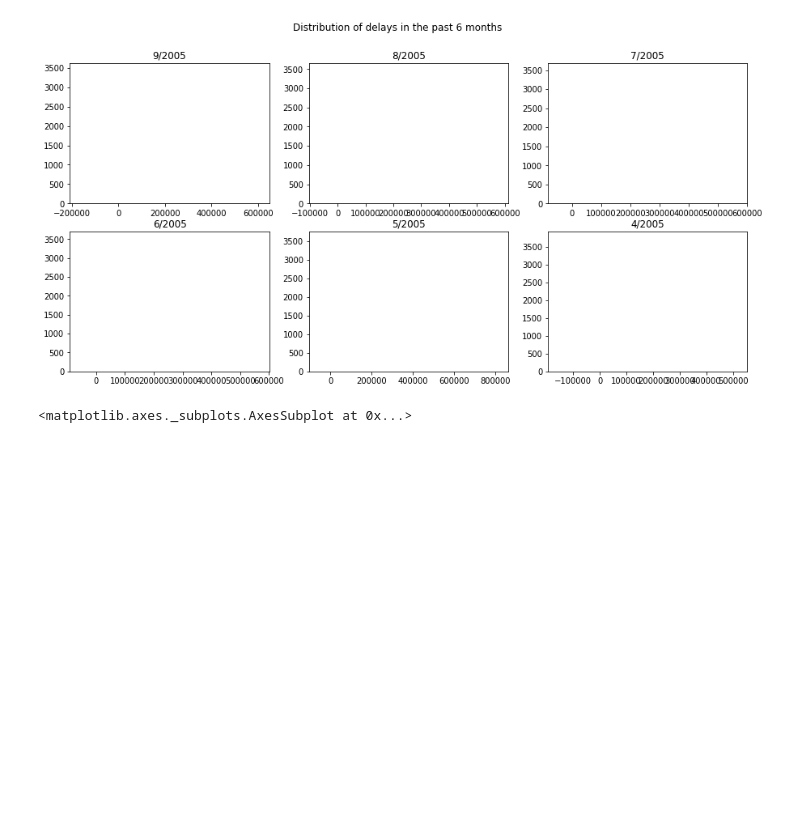
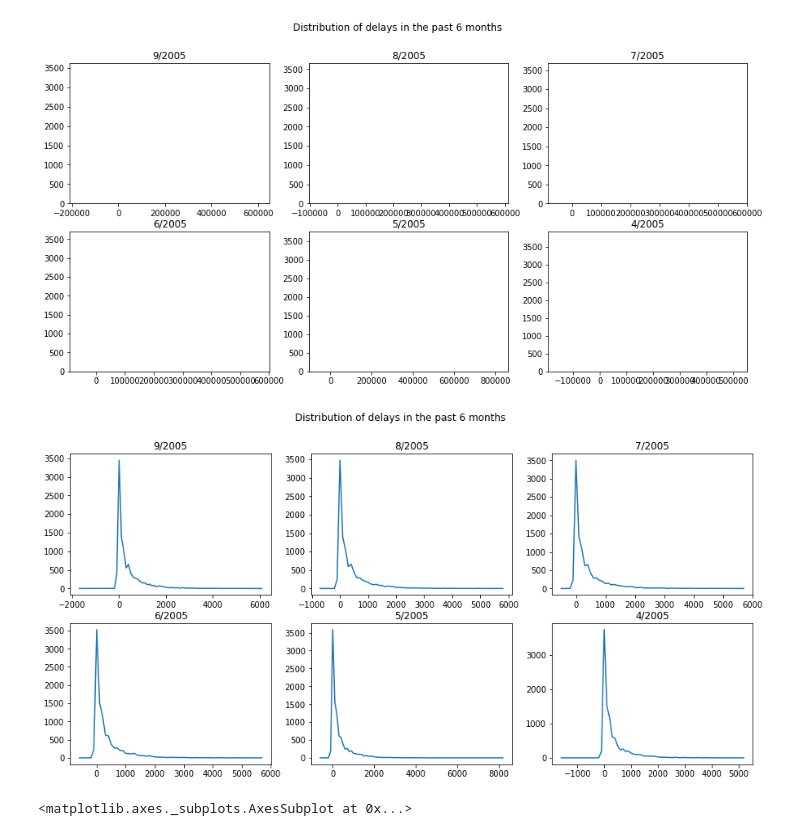
Before and after one commit to dfarkins/Springboard, a Jupyter notebook: Capstone 1 project/python 3 Credit Card Defaults.ipynb, the cells around one changed output. Cells and saved outputs as stored; diff of their text form; code cells hidden in the pictures; blank space fills up the shorter version.

```diff
--- a/Capstone 1 project/python 3 Credit Card Defaults.ipynb
+++ b/Capstone 1 project/python 3 Credit Card Defaults.ipynb
@@ -872,6 +940,37 @@ plt.title("4/2005")
 plt.show()
 # %% [output]
 [figure]
+# %%
+fig = plt.figure(figsize=(15, 7))
+plt.suptitle('Distribution of delays in the past 6 months')
+
+plt.subplot(231)
+plt.plot(bill1.index/100, bill1.values)
+plt.title("9/2005")
+
+plt.subplot(2,3,2)
+plt.plot(bill2.index/100, bill2.values)
+plt.title("8/2005")
+
+plt.subplot(2,3,3)
+plt.plot(bill3.index/100, bill3.values)
+plt.title("7/2005")
+
+plt.subplot(2,3,4)
+plt.plot(bill4.index/100, bill4.values)
+plt.title("6/2005")
+
+plt.subplot(2,3,5)
+plt.plot(bill5.index/100, bill5.values)
+plt.title("5/2005")
+
+plt.subplot(236)
+plt.plot(bill6.index/100, bill6.values)
+plt.title("4/2005")
+
+plt.show()
+# %% [output]
+[figure, added]
 # %%
 bill1.plot(kind = "bar", title = "9/2005", figsize = (15,5), rot = 77)
 # %% [output]
```
Also changed, not shown: parts of 12 cells of this notebook.
